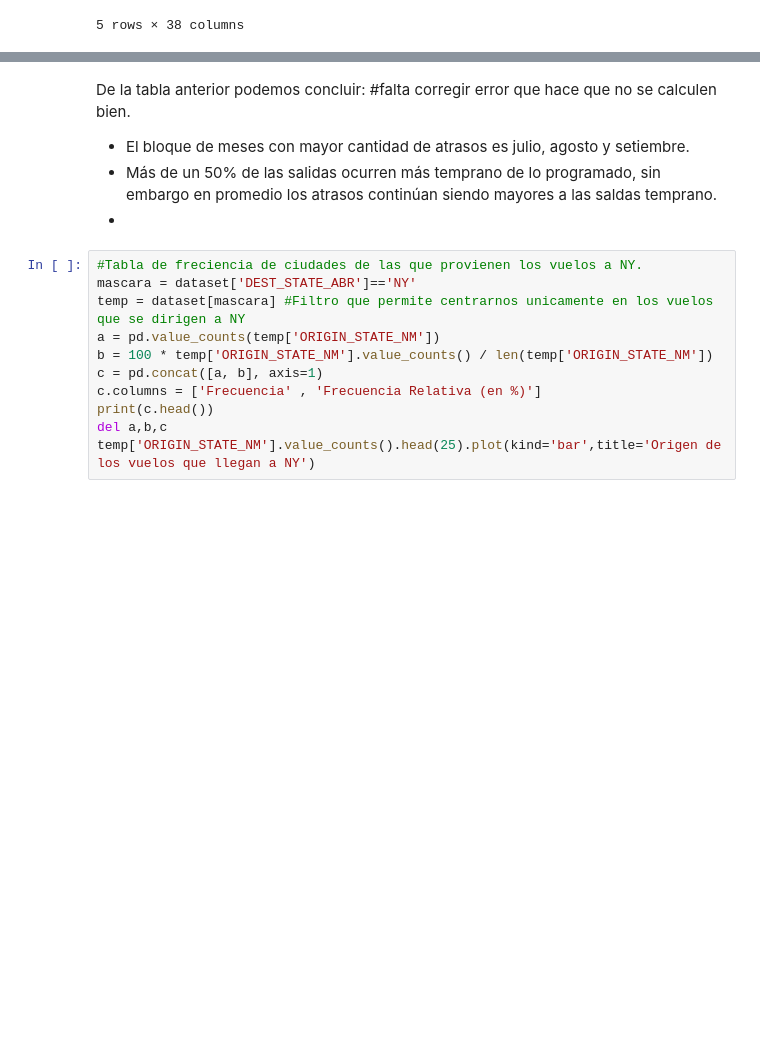
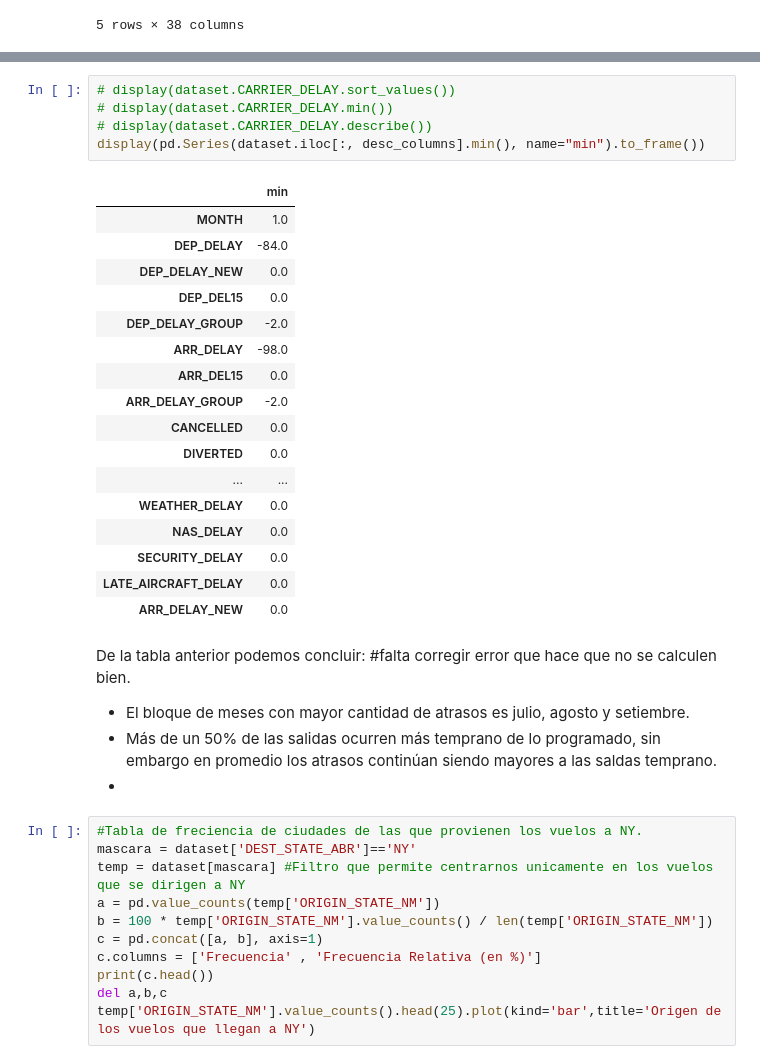
Before and after one commit to lesmedGutierrez/gap_bootcamp_analytics, a Jupyter notebook: script.ipynb, the cells around one changed output, grey strips where cells are left out. Saved outputs shown, nothing was run; the diff lists cells and outputs as text; blank space fills up the shorter version.

```diff
--- a/script.ipynb
+++ b/script.ipynb
@@ -122,3 +160,26 @@ max        292.000000          1240.000000    1589.000000
+# %%
+# display(dataset.CARRIER_DELAY.sort_values())
+# display(dataset.CARRIER_DELAY.min())
+# display(dataset.CARRIER_DELAY.describe())
+display(pd.Series(dataset.iloc[:, desc_columns].min(), name="min").to_frame())
+# %% [output]
+|  | min |
+| MONTH | 1.0 |
+| DEP_DELAY | -84.0 |
+| DEP_DELAY_NEW | 0.0 |
+| DEP_DEL15 | 0.0 |
+| DEP_DELAY_GROUP | -2.0 |
+| ARR_DELAY | -98.0 |
+| ARR_DEL15 | 0.0 |
+| ARR_DELAY_GROUP | -2.0 |
+| CANCELLED | 0.0 |
+| DIVERTED | 0.0 |
+| ... | ... |
+| WEATHER_DELAY | 0.0 |
+| NAS_DELAY | 0.0 |
+| SECURITY_DELAY | 0.0 |
+| LATE_AIRCRAFT_DELAY | 0.0 |
+| ARR_DELAY_NEW | 0.0 |
 # %% [markdown]
 De la tabla anterior podemos concluir: #falta corregir error que hace que no se calculen bien.
 - El bloque de meses con mayor cantidad de atrasos es julio, agosto y setiembre.
```
Also changed, not shown: parts of 15 cells of this notebook.
